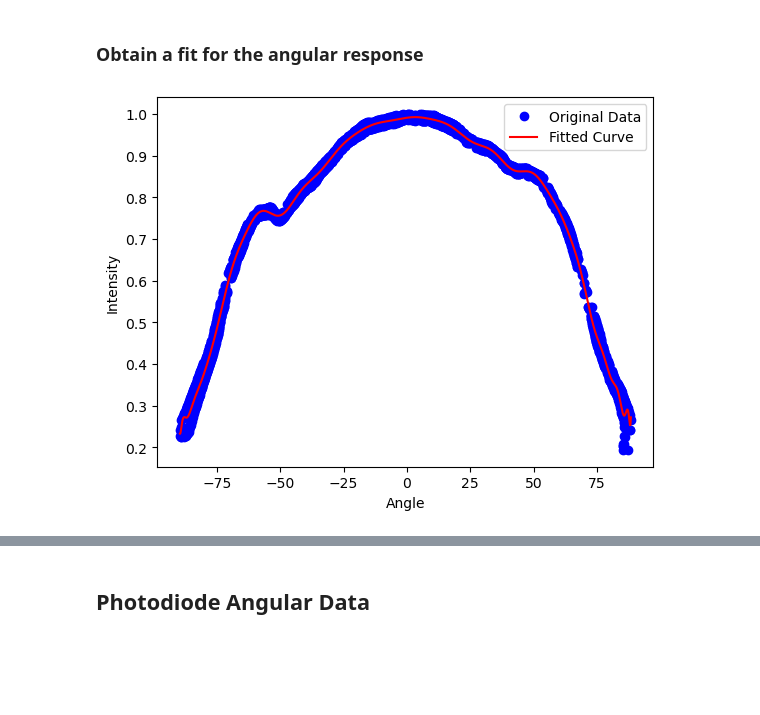
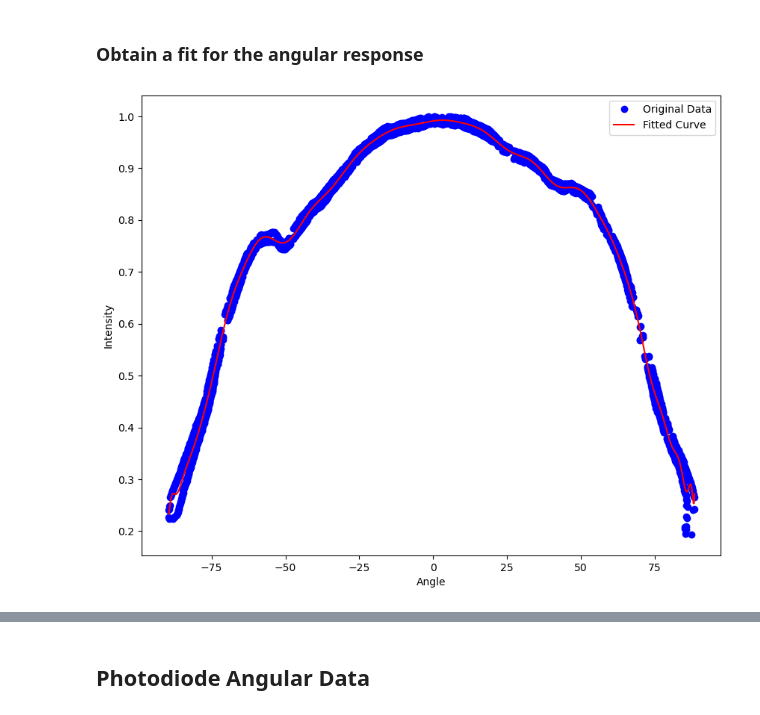
Before and after one commit to sainikhileshmurtyk/OENN-Analysis, a Jupyter notebook: Power and Response/2023-11-16 Power Analysis.ipynb, the cells around one changed output, grey strips where cells are left out. Saved outputs shown, nothing was run; the diff lists cells and outputs as text; code cells hidden in the pictures; blank space fills up the shorter version.

```diff
--- a/Power and Response/2023-11-16 Power Analysis.ipynb
+++ b/Power and Response/2023-11-16 Power Analysis.ipynb
@@ -171,31 +237,32 @@ plt.polar(np.radians(df_angular_y['Angle']), df_angular_y['Intensity'], label='Y
 # %%
 # Fit a polynomial to the data
 degree_x = 20 # choose the degree of the polynomial
 coeffs_x = np.polyfit(df_angular_x['Angle'], df_angular_x['Intensity'], degree_x)
 
 # Generate x values for the fitted curve
 x_fit_x = np.linspace(min(df_angular_x['Angle']), max(df_angular_x['Angle']), 1000)
 
 # Evaluate the fitted curve at the x values
 y_fit_x = np.polyval(coeffs_x, x_fit_x)
 
 degree_y = 50 # choose the degree of the polynomial
 coeffs_y = np.polyfit(df_angular_y['Angle'], df_angular_y['Intensity'], degree_y)
 
 # Generate x values for the fitted curve
 x_fit_y = np.linspace(min(df_angular_y['Angle']), max(df_angular_y['Angle']), 1000)
 
 # Evaluate the fitted curve at the x values
 y_fit_y = np.polyval(coeffs_y, x_fit_y)
 
 # Plot the original data and the fitted curve
+plt.figure(figsize=(10, 8))
 # plt.plot(df_angular_x['Angle'], df_angular_x['Intensity'], 'o', label='Original Data')
 # plt.plot(x_fit_x, y_fit_x, label='Fitted Curve')
 plt.plot(df_angular_y['Angle'], df_angular_y['Intensity'], 'o', label='Original Data', c='blue')
 plt.plot(x_fit_y, y_fit_y, label='Fitted Curve', c='red')
 plt.xlabel('Angle')
 plt.ylabel('Intensity')
 plt.legend()
 plt.show()
 # %% [output]
-[figure, old version]
+[figure, new version]
```
Also changed, not shown: parts of 47 cells of this notebook.
